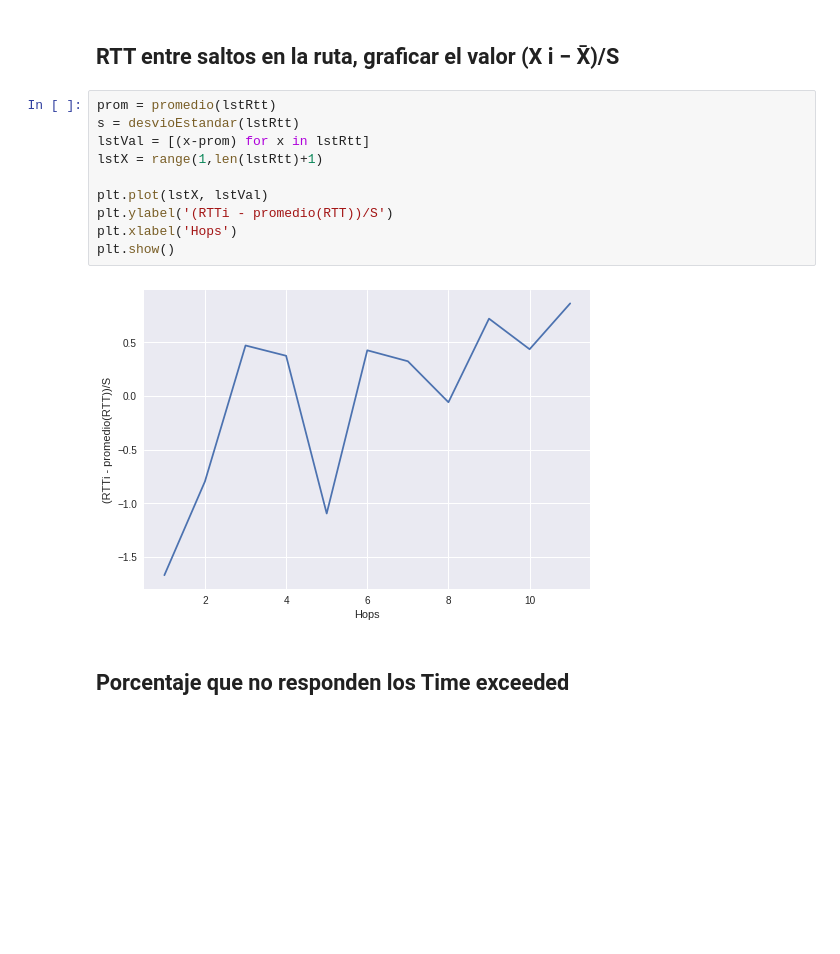
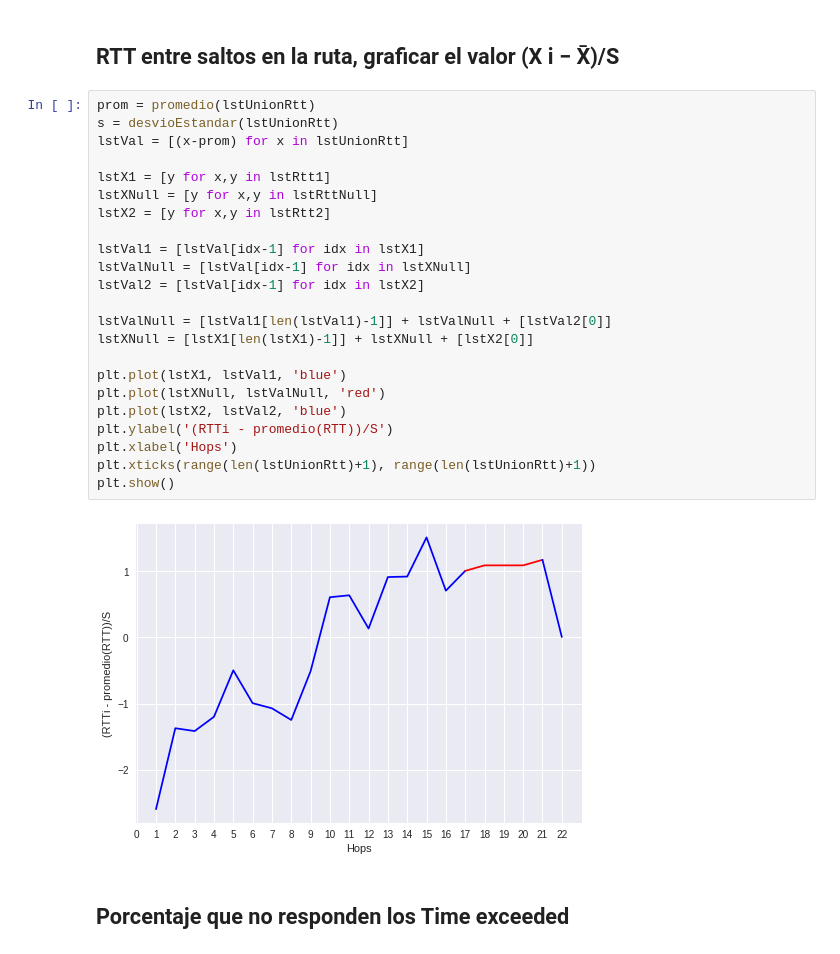
Before and after one commit to a-lavia/redes, a Jupyter notebook: tp2/Graficos University of Tokyo.ipynb, the cells around one changed output. Drawn from its saved outputs; the diff is of its cells as text; blank space fills up the shorter version.

```diff
--- a/tp2/Graficos University of Tokyo.ipynb
+++ b/tp2/Graficos University of Tokyo.ipynb
@@ -81,17 +86,30 @@ plt.show()
 # %% [markdown]
 ## RTT entre saltos en la ruta, graficar el valor (X i − X̄)/S
-# %%
-prom = promedio(lstRtt)
-s = desvioEstandar(lstRtt)
-lstVal = [(x-prom) for x in lstRtt]
-lstX = range(1,len(lstRtt)+1)
-
-plt.plot(lstX, lstVal)
-plt.ylabel('(RTTi - promedio(RTT))/S')
-plt.xlabel('Hops')
-plt.show()
-# %% [output]
-[figure, removed]
+# %%
+prom = promedio(lstUnionRtt)
+s = desvioEstandar(lstUnionRtt)
+lstVal = [(x-prom) for x in lstUnionRtt]
+
+lstX1 = [y for x,y in lstRtt1]
+lstXNull = [y for x,y in lstRttNull]
+lstX2 = [y for x,y in lstRtt2]
+
+lstVal1 = [lstVal[idx-1] for idx in lstX1]
+lstValNull = [lstVal[idx-1] for idx in lstXNull]
+lstVal2 = [lstVal[idx-1] for idx in lstX2]
+
+lstValNull = [lstVal1[len(lstVal1)-1]] + lstValNull + [lstVal2[0]]
+lstXNull = [lstX1[len(lstX1)-1]] + lstXNull + [lstX2[0]]
+
+plt.plot(lstX1, lstVal1, 'blue')
+plt.plot(lstXNull, lstValNull, 'red')
+plt.plot(lstX2, lstVal2, 'blue')
+plt.ylabel('(RTTi - promedio(RTT))/S')
+plt.xlabel('Hops')
+plt.xticks(range(len(lstUnionRtt)+1), range(len(lstUnionRtt)+1))
+plt.show()
+# %% [output]
+[figure, added]
 # %% [markdown]
 ## Porcentaje que no responden los Time exceeded
 # %%
```
Also changed, not shown: parts of 4 cells of this notebook, 1 other file.
